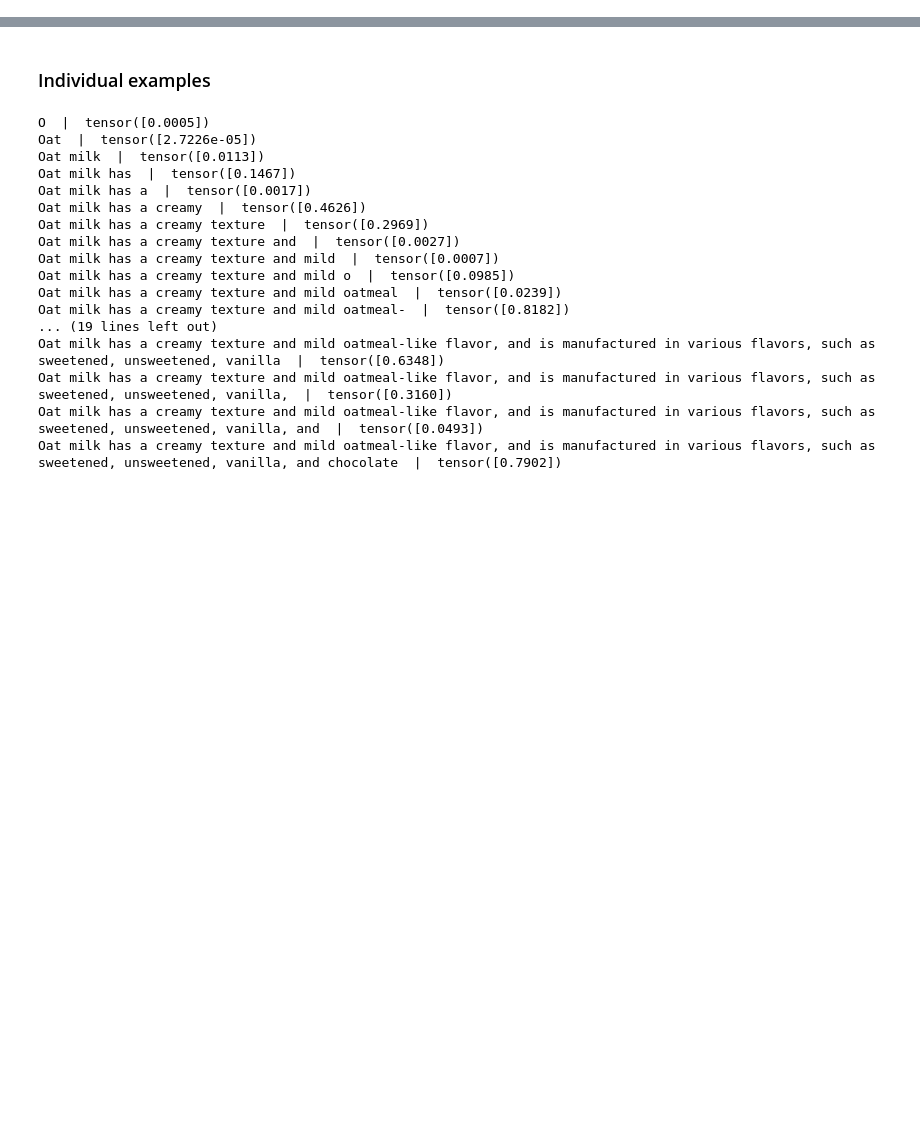
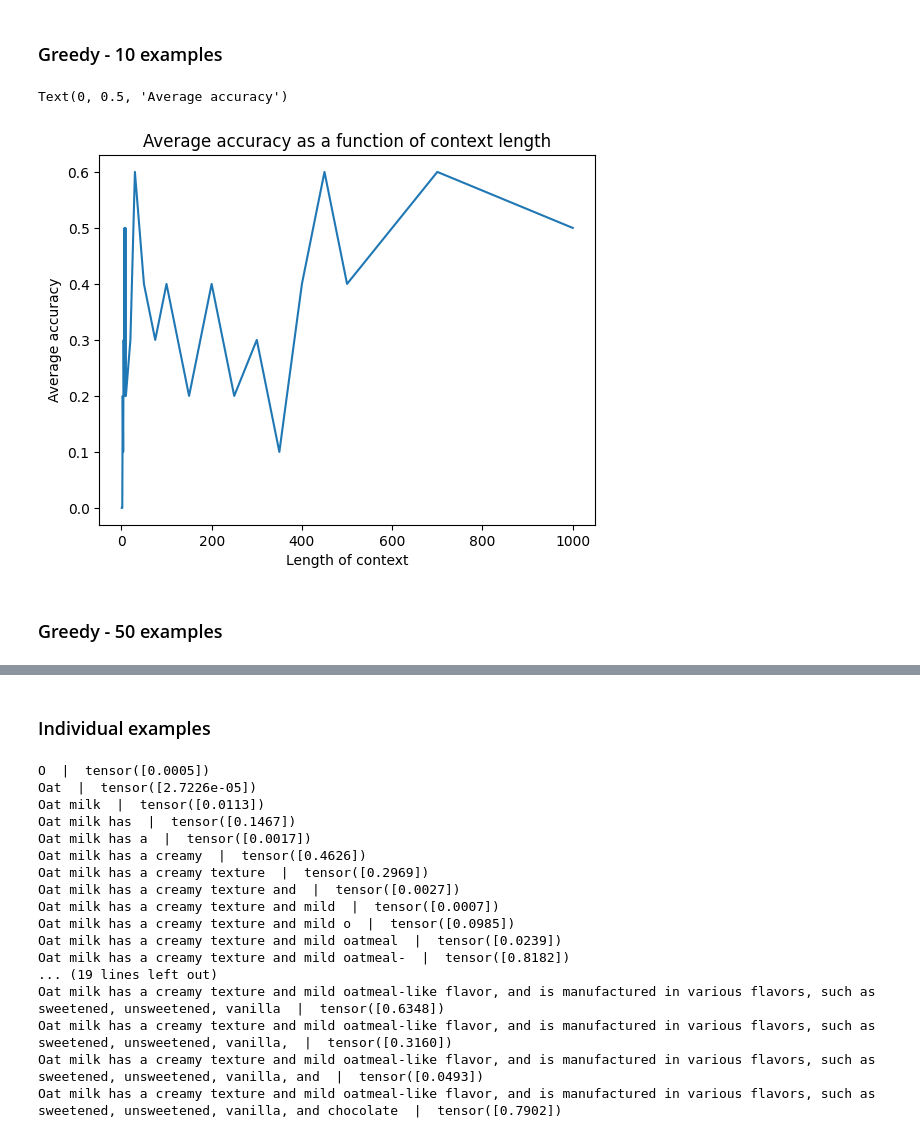
Before and after one commit to nicoleberi/Thesis-2023-24, a Jupyter notebook: measuring_accuracy_gpt2.ipynb, the cells around one changed output, grey strips where cells are left out. Saved outputs shown, nothing was run; the diff lists cells and outputs as text; code cells hidden in the pictures; blank space fills up the shorter version.

Commit message:
adding code and results for accuracy experiments

```diff
--- a/measuring_accuracy_gpt2.ipynb
+++ b/measuring_accuracy_gpt2.ipynb
@@ -31,0 +65,2 @@ model = GPT2LMHeadModel.from_pretrained("gpt2")
+# %%
+input_ids, attention_mask = tokenize_data(file_content_dict, tokenizergpt2)
@@ -31,0 +95,2 @@ model = GPT2LMHeadModel.from_pretrained("gpt2")
+# %%
+context_lengths = [1, 2, 3, 4, 5, 6, 7, 8, 9, 10, 20, 30, 50, 75, 100, 150, 200, 250, 300, 350, 400, 450, 500, 700, 1000]
@@ -31,0 +132,28 @@ model = GPT2LMHeadModel.from_pretrained("gpt2")
+# %%
+def plot_avg_accuracies(accuracy_dict, mode):
+  x = []
+  y = []
+  for key, value in accuracy_dict.items():
+    x.append(key)
+    inter = []
+    for v in value:
+      inter.append(v[1])
+    y.append(sum(inter)/len(inter))
+
+  plt.figure(figsize=(7, 5))
+  plt.plot(x, y)
+  plt.title("Average accuracy as a function of context length: " + mode)
+  plt.xlabel("Length of context")
+  plt.ylabel("Average accuracy")
+# %% [markdown]
+### Greedy - 10 examples
+# %%
+output_greedy = calculate_accuracies(model=modelgpt2, output_filename="accuracies_gpt2_greedy.json",
+                                     context_lengths=context_lengths, input_ids=input_ids, attention_mask=attention_mask, num_examples=10, sample=False, temperature=None, top_p=None)
+# %%
+plot_avg_accuracies(output_greedy, "")
+# %% [output]
+Text(0, 0.5, 'Average accuracy')
+[figure, added]
+# %% [markdown]
+### Greedy - 50 examples
```
Also changed, not shown: parts of 36 cells of this notebook.
